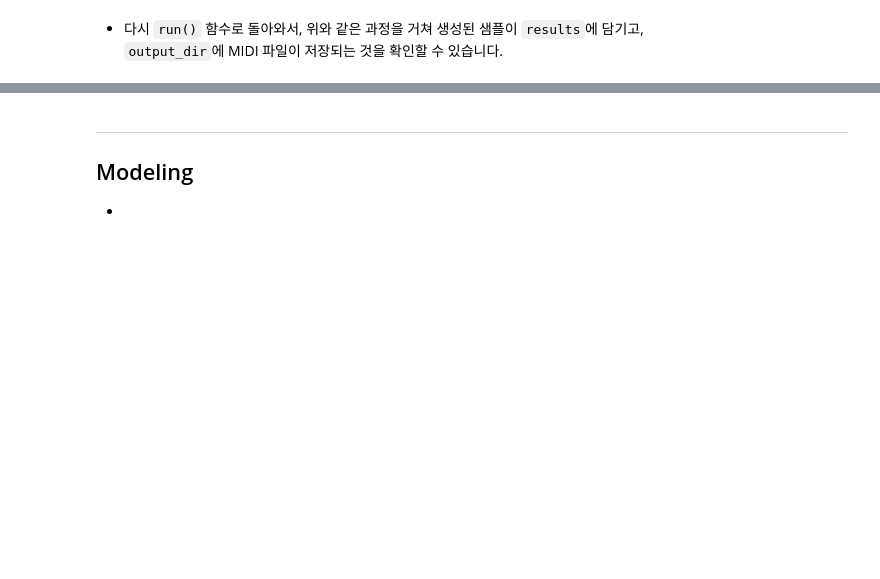
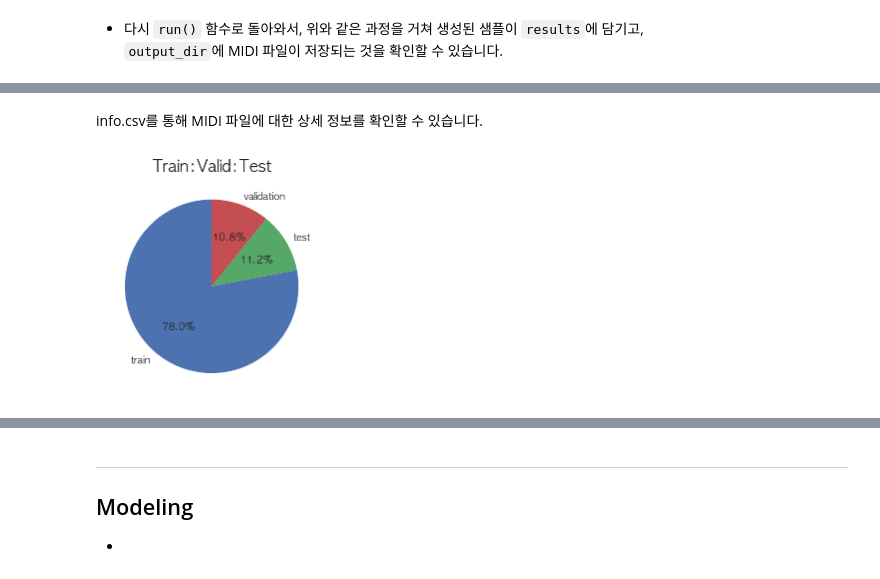
Before and after one commit to minyeamer/groove-midi, a Jupyter notebook: README.ipynb, the cells around one changed output, grey strips where cells are left out. Cells and saved outputs as stored; diff of their text form; code cells hidden in the pictures; blank space fills up the shorter version.

Commit message:
add data analysis process

```diff
--- a/README.ipynb
+++ b/README.ipynb
@@ -836,0 +893,23 @@ def run(config_map):
+# %%
+# from google.colab import drive, files
+from pathlib import Path
+import os
+
+# drive.mount("/content/drive")
+# root_path = Path("/content/drive/My Drive/groove_midi")
+root_path = Path("./")
+# root_path.mkdir(parents=True, exist_ok=True)
+# os.chdir(root_path)
+# %%
+from zipfile import ZipFile
+import urllib.request
+
+url = "https://storage.googleapis.com/magentadata/datasets/groove/groove-v1.0.0-midionly.zip"
+data_path = root_path/'data'
+data_path.mkdir(parents=True, exist_ok=True)
+zip_file = data_path/url.split('/')[-1]
+# urllib.request.urlretrieve(url, zip_file)
+# ZipFile(zip_file).extractall(data_path)
+# %%
+midi_path = data_path/'groove'
+print(list(os.walk(data_path))[0][1:])
@@ -836,0 +918,5 @@ def run(config_map):
+# %%
+import pandas as pd
+
+info_df = pd.read_csv(midi_path/'info.csv')
+info_df.head()
@@ -836,0 +930,15 @@ def run(config_map):
+# %% [markdown]
+info.csv를 통해 MIDI 파일에 대한 상세 정보를 확인할 수 있습니다.
+# %%
+import matplotlib.pyplot as plt
+import seaborn as sns
+from utils.fontlib import set_font_family
+set_font_family()
+
+fig = plt.figure(facecolor=(1,1,1), figsize=(4,4))
+split_size = info_df.split.value_counts()
+plt.pie(split_size, labels=split_size.index, startangle=90, autopct='%.1f%%')
+plt.title("Train:Valid:Test", fontsize=16)
+plt.show()
+# %% [output]
+[figure, added]
```
Also changed, not shown: parts of 22 cells of this notebook.
